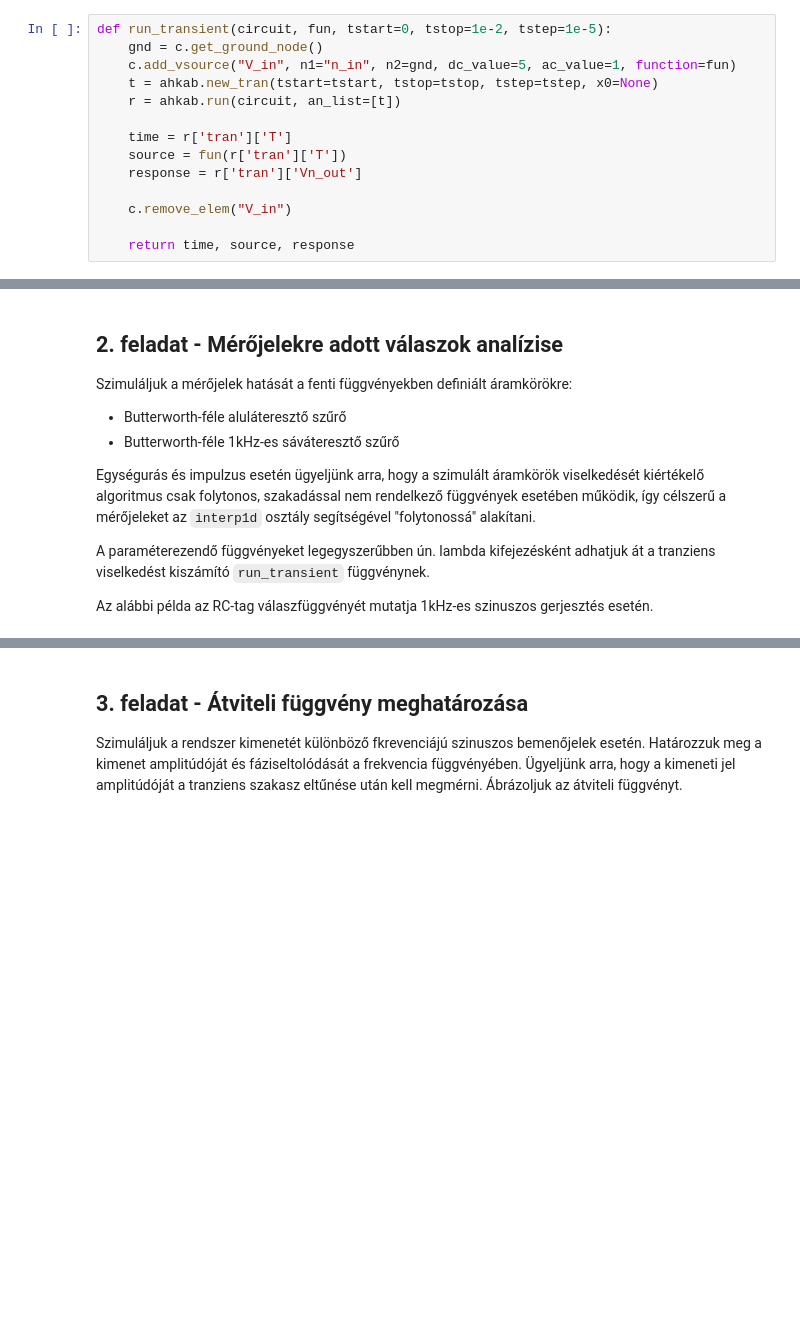
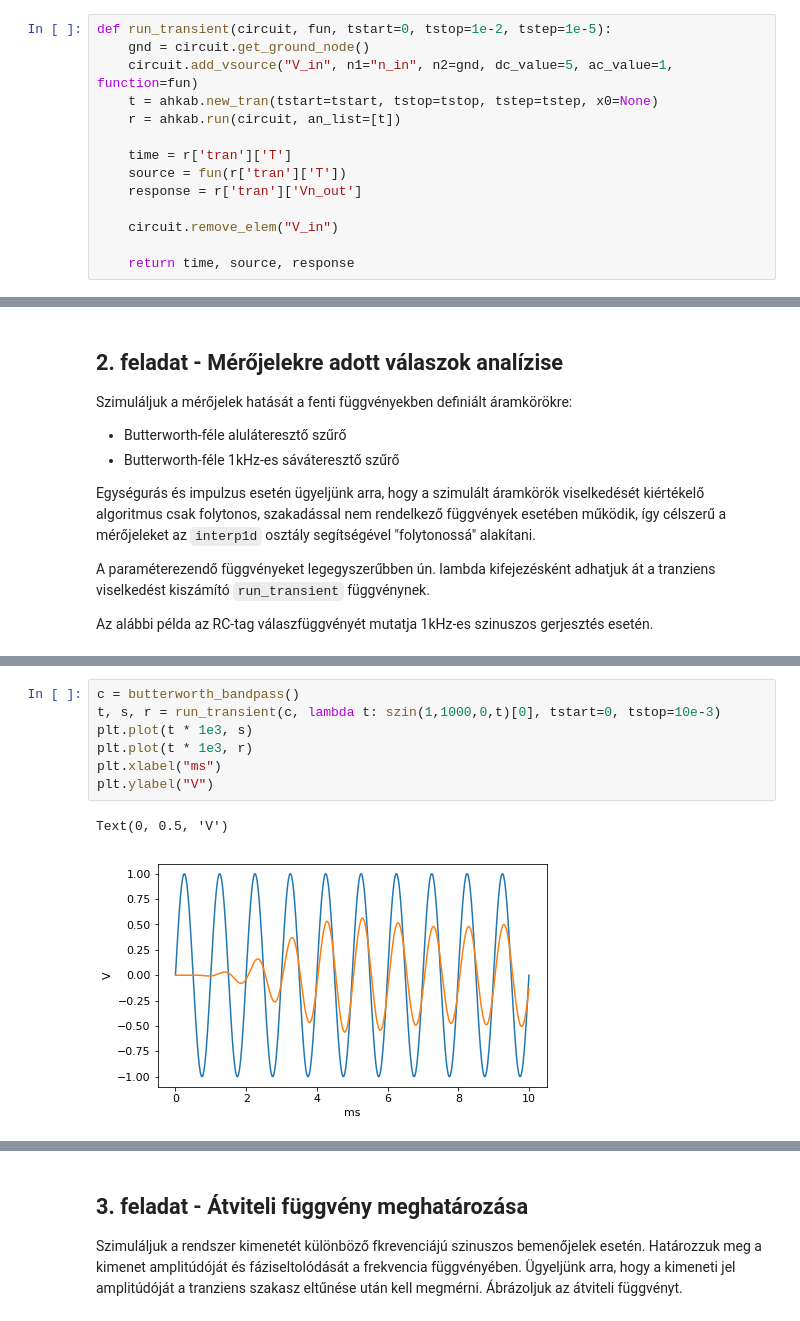
Before and after one commit to Tominano/Numerical-methods-of-physics-II, a Jupyter notebook: 3_feladatsor/3_feladat_Tomi.ipynb, the cells around one changed output, grey strips where cells are left out. Cells and saved outputs as stored; diff of their text form; blank space fills up the shorter version.

```diff
--- a/3_feladatsor/3_feladat_Tomi.ipynb
+++ b/3_feladatsor/3_feladat_Tomi.ipynb
@@ -54,8 +54,8 @@ import SchemDraw as schem
 import SchemDraw.elements as elem
 # %%
 def run_transient(circuit, fun, tstart=0, tstop=1e-2, tstep=1e-5):
-    gnd = c.get_ground_node()
-    c.add_vsource("V_in", n1="n_in", n2=gnd, dc_value=5, ac_value=1, function=fun)
+    gnd = circuit.get_ground_node()
+    circuit.add_vsource("V_in", n1="n_in", n2=gnd, dc_value=5, ac_value=1, function=fun)
     t = ahkab.new_tran(tstart=tstart, tstop=tstop, tstep=tstep, x0=None)
     r = ahkab.run(circuit, an_list=[t])
 
@@ -63,7 +63,7 @@ def run_transient(circuit, fun, tstart=0, tstop=1e-2, tstep=1e-5):
     source = fun(r['tran']['T'])
     response = r['tran']['Vn_out']
 
-    c.remove_elem("V_in")
+    circuit.remove_elem("V_in")
 
     return time, source, response
 # %% [markdown]
@@ -289,0 +298,10 @@ Text(0, 0.5, 'V')
+# %%
+c = butterworth_bandpass()
+t, s, r = run_transient(c, lambda t: szin(1,1000,0,t)[0], tstart=0, tstop=10e-3)
+plt.plot(t * 1e3, s)
+plt.plot(t * 1e3, r)
+plt.xlabel("ms")
+plt.ylabel("V")
+# %% [output]
+Text(0, 0.5, 'V')
+[figure, added]
```
Also changed, not shown: parts of 14 cells of this notebook.
